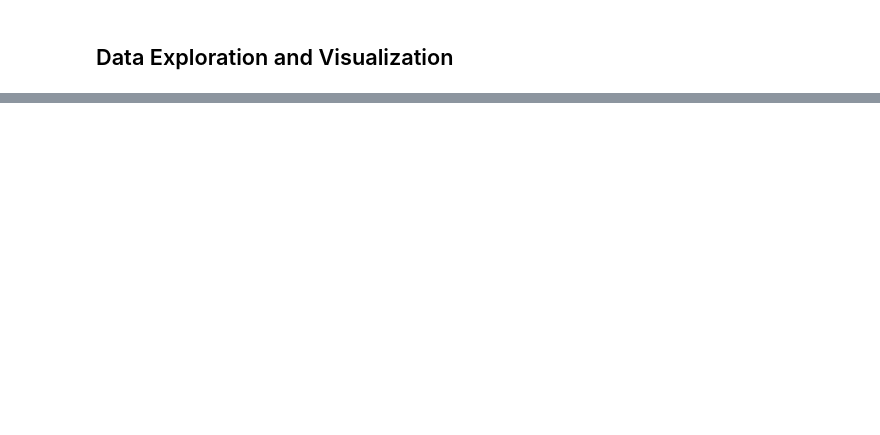
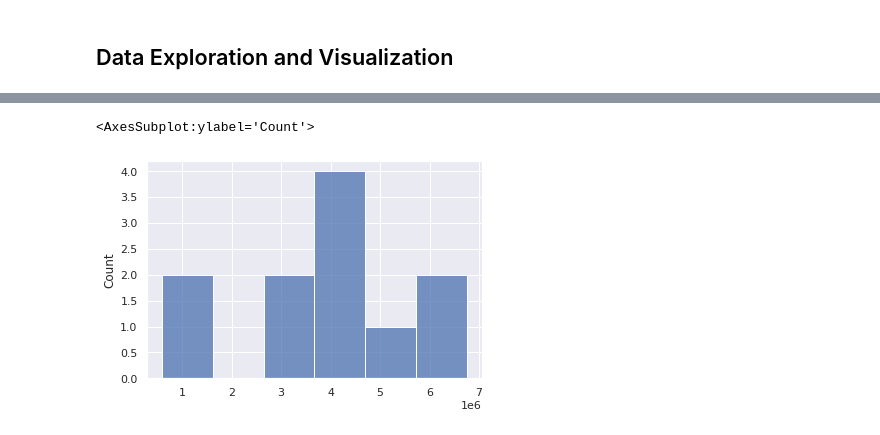
Before and after one commit to PrakritiAilavadi/Kaggle, a Jupyter notebook: predicting-nhl-player-salaries.ipynb, the cells around one changed output, grey strips where cells are left out. Saved outputs shown, nothing was run; the diff lists cells and outputs as text; code cells hidden in the pictures; blank space fills up the shorter version.

```diff
--- a/predicting-nhl-player-salaries.ipynb
+++ b/predicting-nhl-player-salaries.ipynb
@@ -336,3 +358,9 @@ train_df.shape
 test_df.shape
 # %% [output]
 (262, 153)
+# %%
+all_data_salaries = train_salary_df.append(test_salaries_df)
+
+all_data = all_data_predictors
+all_data['Salary'] = all_data_salaries
+all_data.shape
@@ -342,0 +394,3 @@ test_df.shape
+# %%
+oldest_players = all_data_predictors['Full_Name'][all_data_predictors['Birth_Year']<1980]
+oldest_players
@@ -342,0 +430,12 @@ test_df.shape
+# %%
+oldest_players_salaries = []
+youngest_players_salaries = []
+
+for o in oldest_players:
+    oldest_players_salaries.append(all_data['Salary'][all_data['Full_Name']==o].iloc[0])
+
+for y in youngest_players:
+    youngest_players_salaries.append(all_data['Salary'][all_data['Full_Name']==y].iloc[0])
+
+print("Oldest player salaries: \n", oldest_players_salaries)
+print("\n\nYoungest player salariess: \n", youngest_players_salaries)
@@ -342,0 +449,5 @@ test_df.shape
+# %%
+sns.histplot(oldest_players_salaries)
+# %% [output]
+<AxesSubplot:ylabel='Count'>
+[figure, added]
```
Also changed, not shown: parts of 14 cells of this notebook.
